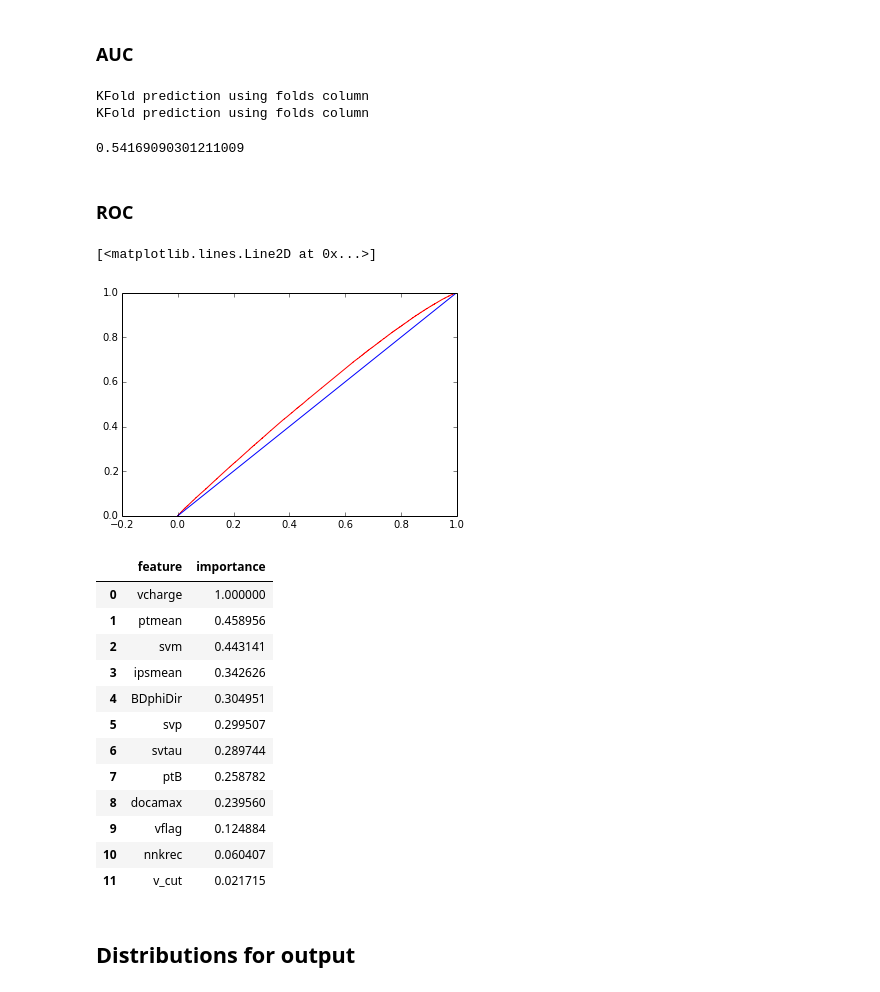
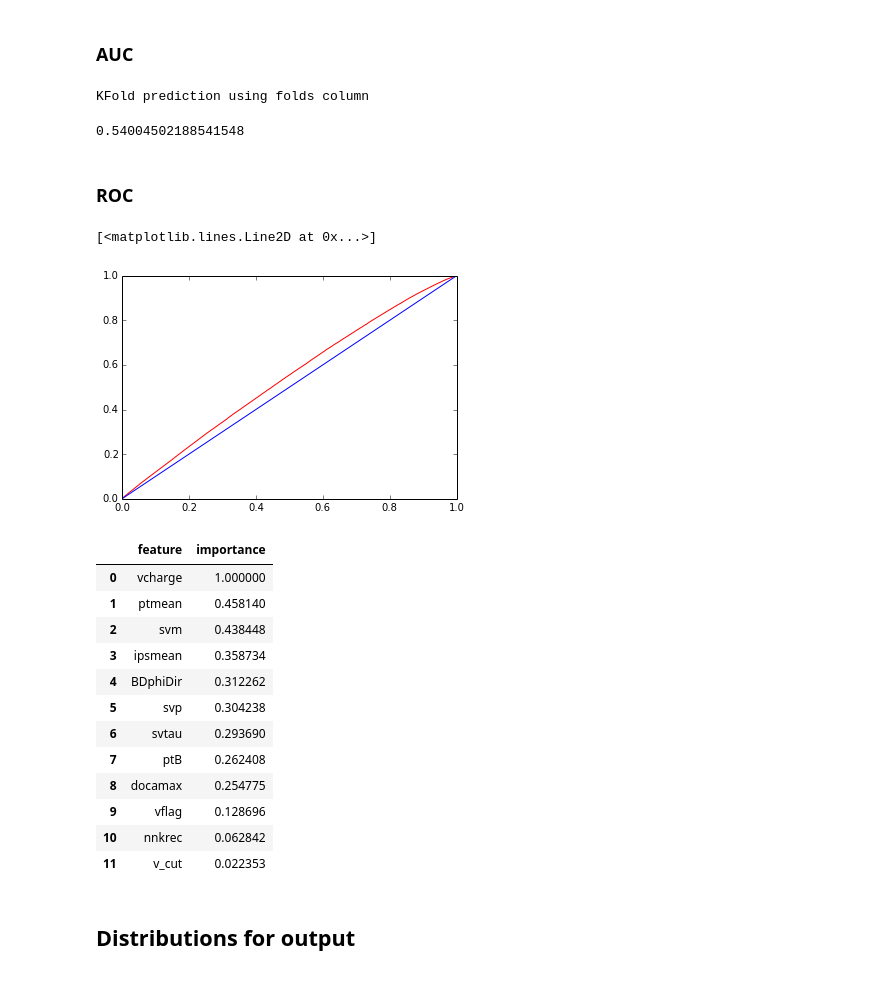
Before and after one commit to tlikhomanenko/tagging_LHCb, a Jupyter notebook: vertex.ipynb, the cells around one changed output. Drawn from its saved outputs; the diff is of its cells as text; code cells hidden in the pictures.

```diff
--- a/vertex.ipynb
+++ b/vertex.ipynb
@@ -55,5 +46,3 @@ eff_tag, eff_delta
-# %%
-data = data[data.v_cut == 1]
 # %%
 N_pass = sum([gr['N_sig_sw'].values[0] for _, gr in data.groupby('event')])
 eff_tag = 1. * N_pass / N_all
@@ -109,24 +98,20 @@ FoldingClassifier(base_estimator=RandomForestClassifier(bootstrap=True, class_we
 # %% [markdown]
 ### AUC
 # %%
-probs_RT = union(est_choose_RT.predict_proba(data_sw_pass)[:, 1],
-                 est_choose_RT.predict_proba(data_sw_not_pass)[:, 1])
-roc_auc_score(union(data_sw_pass.label.values, data_sw_not_pass.label.values),
-              probs_RT, sample_weight=union(data_sw_pass.N_sig_sw.values, data_sw_not_pass.N_sig_sw.values))
+probs_RT = est_choose_RT.predict_proba(data_sw_pass)[:, 1]
+roc_auc_score(data_sw_pass.label.values, probs_RT, sample_weight=data_sw_pass.N_sig_sw.values)
 # %% [output]
 KFold prediction using folds column
-KFold prediction using folds column
-0.54169090301211009
+0.54004502188541548
 # %% [markdown]
 ### ROC
 # %%
-fpr, tpr, _ = roc_curve(union(data_sw_pass.label.values, data_sw_not_pass.label.values),
-                        probs_RT, sample_weight=union(data_sw_pass.N_sig_sw.values, data_sw_not_pass.N_sig_sw.values))
+fpr, tpr, _ = roc_curve(data_sw_pass.label.values, probs_RT, sample_weight=data_sw_pass.N_sig_sw.values)
 plot(fpr, tpr)
 plot([0, 1], [0, 1])
 # %% [output]
 [<matplotlib.lines.Line2D at 0x...>]
-[figure, old version]
+[figure, new version]
 # %%
 imp = numpy.sum([est.feature_importances_ for est in est_choose_RT.estimators], axis=0)
 pandas.DataFrame({'importance': -sort(-imp) / max(imp),
@@ -134,17 +119,17 @@ pandas.DataFrame({'importance': -sort(-imp) / max(imp),
 # %% [output]
 |  | feature | importance |
 | 0 | vcharge | 1.000000 |
-| 1 | ptmean | 0.458956 |
-| 2 | svm | 0.443141 |
-| 3 | ipsmean | 0.342626 |
-| 4 | BDphiDir | 0.304951 |
-| 5 | svp | 0.299507 |
-| 6 | svtau | 0.289744 |
-| 7 | ptB | 0.258782 |
-| 8 | docamax | 0.239560 |
-| 9 | vflag | 0.124884 |
-| 10 | nnkrec | 0.060407 |
-| 11 | v_cut | 0.021715 |
+| 1 | ptmean | 0.458140 |
+| 2 | svm | 0.438448 |
+| 3 | ipsmean | 0.358734 |
+| 4 | BDphiDir | 0.312262 |
+| 5 | svp | 0.304238 |
+| 6 | svtau | 0.293690 |
+| 7 | ptB | 0.262408 |
+| 8 | docamax | 0.254775 |
+| 9 | vflag | 0.128696 |
+| 10 | nnkrec | 0.062842 |
+| 11 | v_cut | 0.022353 |
 # %% [markdown]
 ## Distributions for output
 # %%
```
Also changed, not shown: parts of 39 cells of this notebook, 2 other files.
